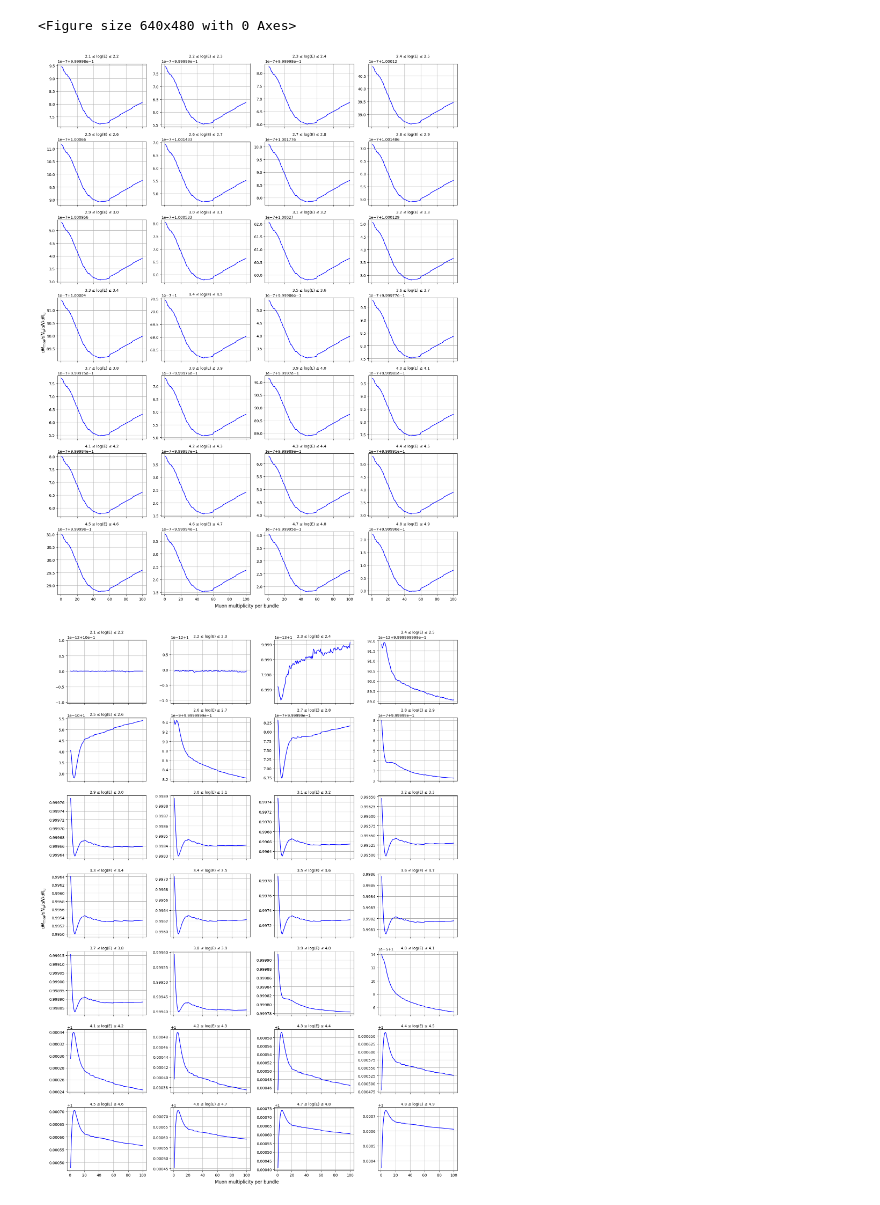
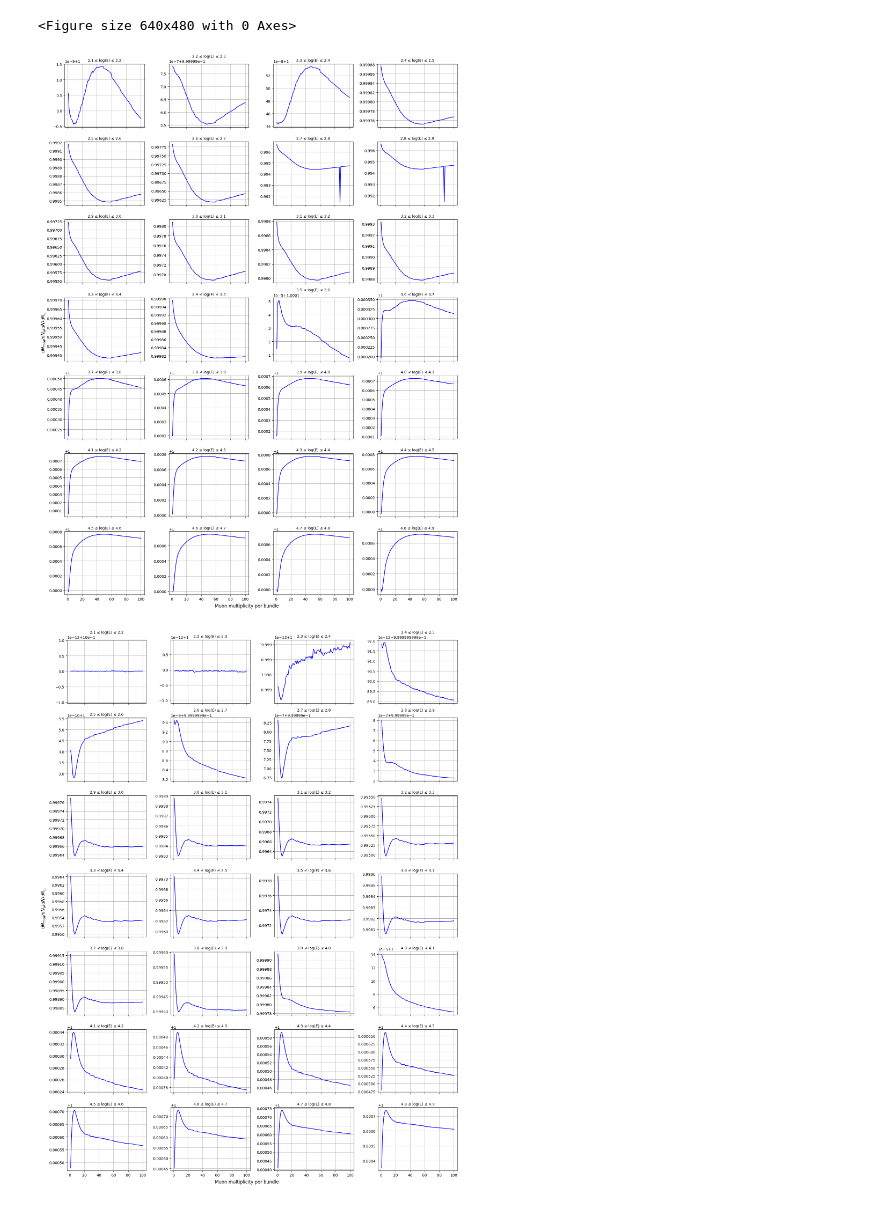
Before and after one commit to karohymon/cs-analysis, a Jupyter notebook: IceCube_diffuse_underground_bundles/sensitivity_per_ebin.ipynb, the cells around one changed output. Drawn from its saved outputs; the diff is of its cells as text; code cells hidden in the pictures.

```diff
--- a/IceCube_diffuse_underground_bundles/sensitivity_per_ebin.ipynb
+++ b/IceCube_diffuse_underground_bundles/sensitivity_per_ebin.ipynb
@@ -628,7 +628,7 @@ for e in range(n_plots):
     ax = axes[e]
 
     # Compute the ratio
-    ratio = (1e4 * helper.mult_dist(X, 0., pm.GlobalSplineFitBeta(), "yields_apr", 2212, 1.01, cs_k, 2.25, 2.45, norm=False) /
+    ratio = (1e4 * helper.mult_dist(X, 0., pm.GlobalSplineFitBeta(), "yields_apr", 2212, 1.01, cs_k, e0_values_list[e], e0_values_list[e+1], norm=False) /
              helper.rates(X, 0.0, "apr", 2212, 1.01, cs_k, e0_values_list[e], e0_values_list[e+1])) / \
             (1e4 * helper.mult_dist(X, 0., pm.GlobalSplineFitBeta(), "yields_apr", 2212, 1.0, cs_k, 2.05, norm=False) /
              helper.rates(X, 0.0, "apr", 2212, 1.0, cs_k, 2.05, "None"))
@@ -654,34 +654,34 @@ for e in range(n_plots):
 
     # Compute a reasonable y-scale using powers of ten
     #y_min = np.min(ratio)
     #y_max = np.max(ratio)
 
     # Find the nearest powers of 10
     #ymin = 10 ** np.floor(np.log10(y_min))
     #ymax = 10 ** np.ceil(np.log10(y_max))
 
     # Ensure y=1 is within the range
     #ymin = min(ymin, 1e-1)  # Prevent cutting off at unreasonable small values
     #ymax = max(ymax, 10)  # Prevent cutting off useful range
 
     #ax.set_ylim([ymin, ymax])
 
     # Set labels and title
     ax.set_title(f"{np.round(bin_edges_cs[e], 1)} ≤ log(E) ≤ {np.round(bin_edges_cs[e+1], 1)}", fontsize=10)
     ax.grid(True)
 
 # Remove empty subplots if any
 for i in range(n_plots, len(axes)):
     fig.delaxes(axes[i])
 
 # Set common labels
 fig.supxlabel("Muon multiplicity per bundle")
 fig.supylabel(r"$dN_{mod}/dN_\mu / dN/dN_\mu$")
 plt.tight_layout()
 plt.savefig(plot_dir + 'bundlespectrum_ratio_cs_p1.01_energybin_test_1.5km.png')
 plt.show()
 # %% [output]
-[figure, old version]
+[figure, new version]
 # %%
 X = 3.5
 n_plots = len(bin_edges_cs) - 3
```
Also changed, not shown: parts of 2 cells of this notebook, 1 other file.
